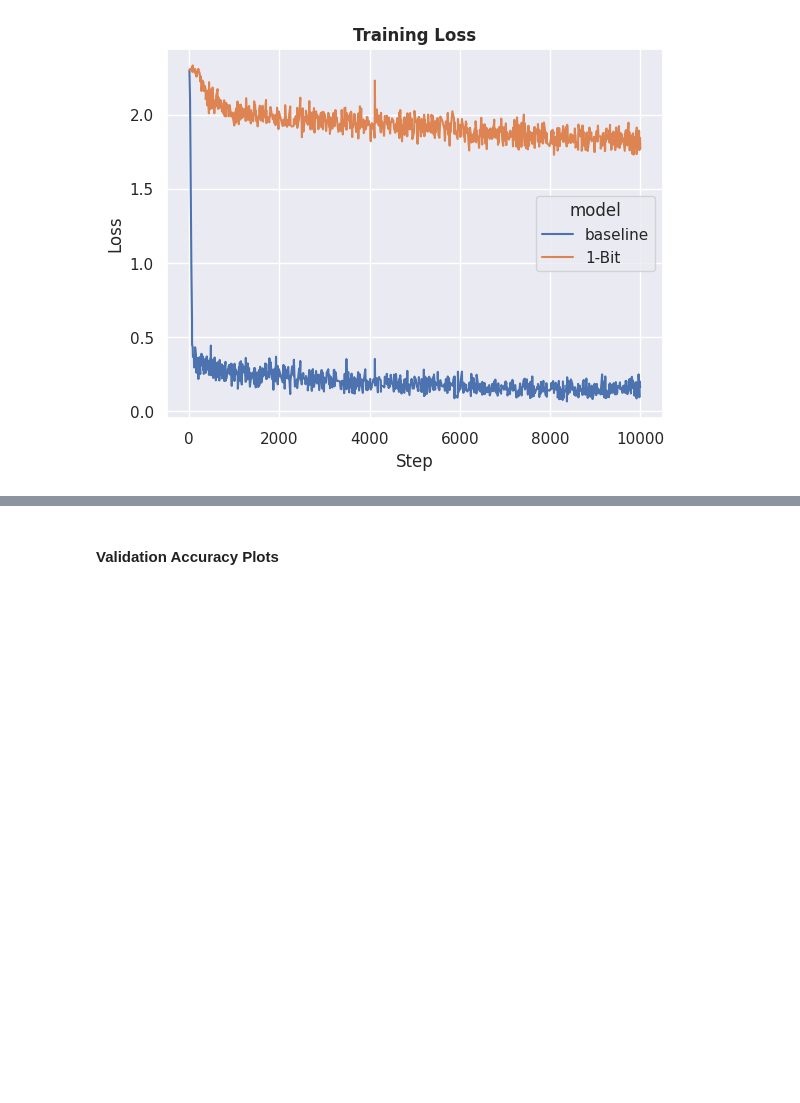
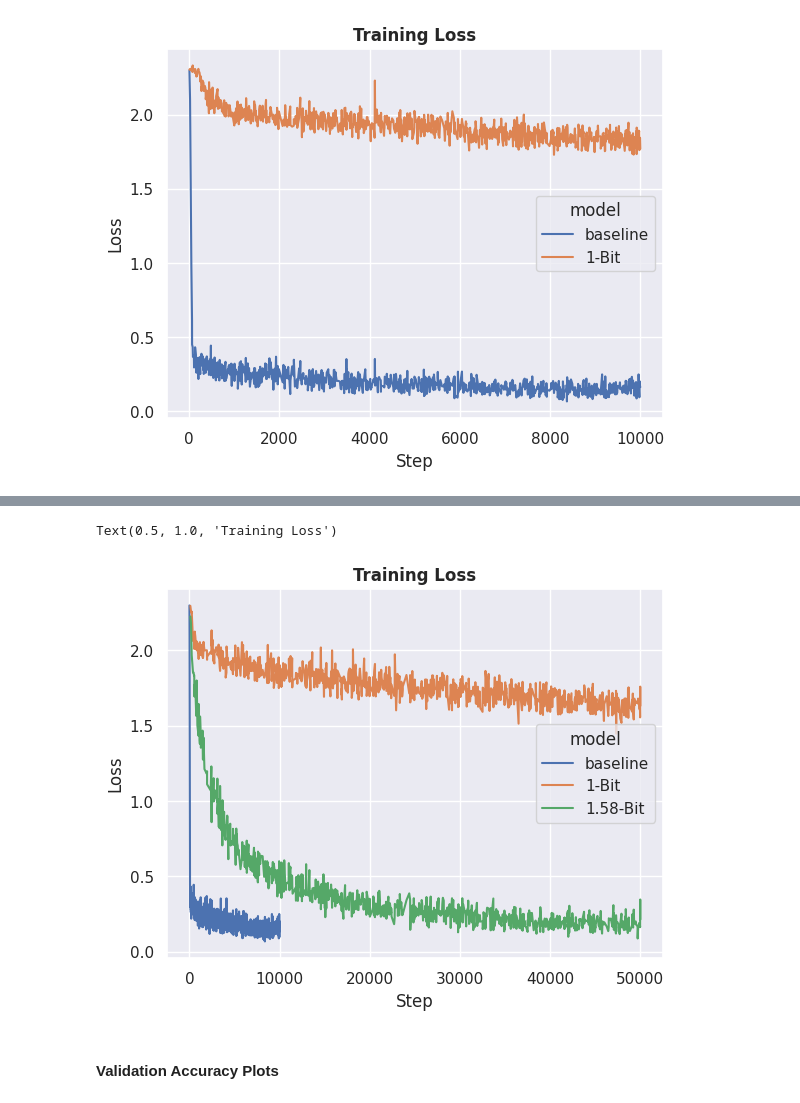
Before and after one commit to Vincent-La/ViT-CMSC472, a Jupyter notebook: plots.ipynb, the cells around one changed output, grey strips where cells are left out. Drawn from its saved outputs; the diff is of its cells as text; code cells hidden in the pictures; blank space fills up the shorter version.

Commit message:
1.58-bit plots

```diff
--- a/plots.ipynb
+++ b/plots.ipynb
@@ -55,3 +52,7 @@ df_config2loss.head()
 | 2 | 245 | 2.248022 | 1-Bit |
 | 3 | 260 | 2.257309 | 1-Bit |
 | 4 | 403 | 2.061732 | 1-Bit |
+# %%
+df_config3loss = pd.read_csv(os.path.join('training_output', 'loss', 'config3.csv')).drop('Wall time', axis=1).rename({'Value': 'Loss'}, axis = 1)
+df_config3loss['model'] = '1.58-Bit'
+df_config3loss.head()
@@ -57,0 +66,3 @@ df_config2loss.head()
+# %%
+df_loss = pd.concat([df_baselineloss, df_config2loss, df_config3loss])
+df_loss
@@ -58,3 +83,11 @@ df_config2loss.head()
+# %%
+sns.set_theme()
+ax = sns.lineplot(df_loss, x = 'Step', y = 'Loss', hue = 'model')
+sns.move_legend(ax, "center right")
+plt.title('Training Loss', weight='bold')
+# %% [output]
+Text(0.5, 1.0, 'Training Loss')
+[figure, added]
 # %% [markdown]
 #### Validation Accuracy Plots
 # %%
```
Also changed, not shown: parts of 8 cells of this notebook, 2 other files.
